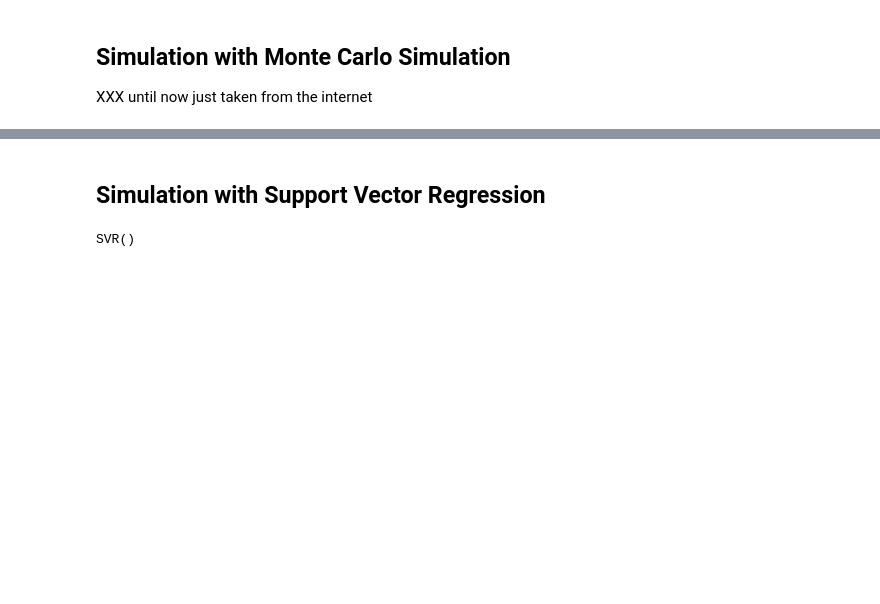
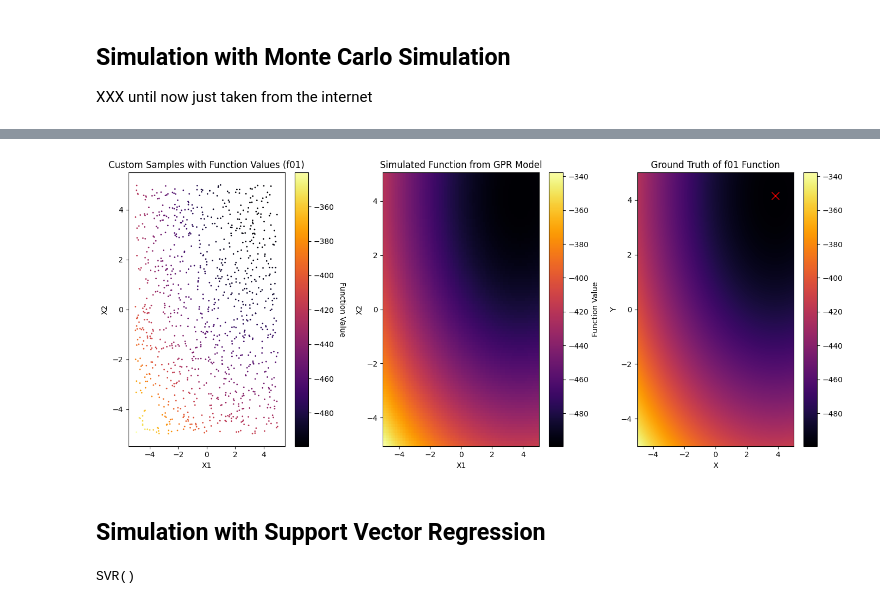
Before and after one commit to mo374z/OptimizationTestfunctionGeneration, a Jupyter notebook: main/function_simulation.ipynb, the cells around one changed output, grey strips where cells are left out. Saved outputs shown, nothing was run; the diff lists cells and outputs as text; code cells hidden in the pictures; blank space fills up the shorter version.

```diff
--- a/main/function_simulation.ipynb
+++ b/main/function_simulation.ipynb
@@ -225,21 +218,0 @@ monte_carlo_samples = np.random.uniform(-5.0, 5.0, size=(num_samples, 2))
-# %%
-# Step 1: Create the F24 function with dimensionality 2 using bbobtorch (same as before)
-dimensionality = 2
-f24_function = bbobtorch.create_f24(dimensionality, seed=42)  # seed is optional
-
-# Step 2: Generate random samples for Monte Carlo simulation
-num_samples = 1000
-monte_carlo_samples = np.random.uniform(-5.0, 5.0, size=(num_samples, dimensionality))
-
-# Step 3: Evaluate the F24 function on the Monte Carlo samples
-monte_carlo_results = f24_function(torch.tensor(monte_carlo_samples, dtype=torch.float32))
-
-# Step 4: Plot the Monte Carlo simulation results
-plt.figure(figsize=(6, 6))
-plt.scatter(monte_carlo_samples[:, 0], monte_carlo_samples[:, 1], c=monte_carlo_results, cmap='inferno', s=1)
-plt.colorbar(label='Function Value')
-plt.xlabel('X1')
-plt.ylabel('X2')
-plt.title('Monte Carlo Simulation of F24 Function')
-
-plt.show()
@@ -326,3 +242,23 @@ plt.show()
+# %%
+# Plot the sampled points
+plt.figure(figsize=(14, 6))
+
+plt.subplot(1, 3, 1)
+plot_sampled_data(monte_carlo_samples, monte_carlo_results, problem_name)
+
+
+# Plot the predicted function
+plt.subplot(1, 3, 2)
+plot_simulated_meshgrid(X, Y, mesh_results, "GPR Model")
+
+# Plot the ground truth function
+plt.subplot(1, 3, 3)
+plot_ground_truth(f_name=problem_name)
+
+plt.tight_layout()
+plt.show()
+# %% [output]
+[figure, added]
 # %% [markdown]
 ## Simulation with Support Vector Regression
 # %%
```
Also changed, not shown: parts of 17 cells of this notebook.
